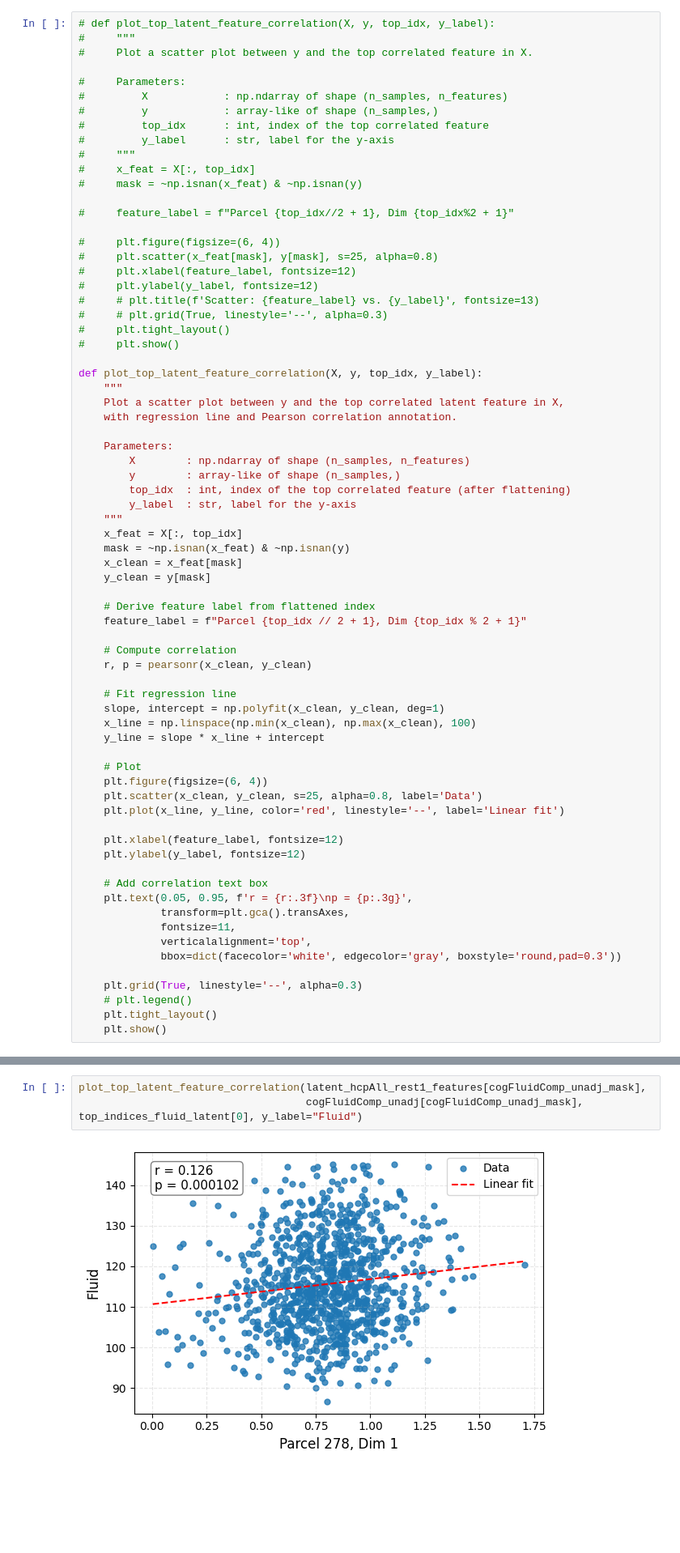
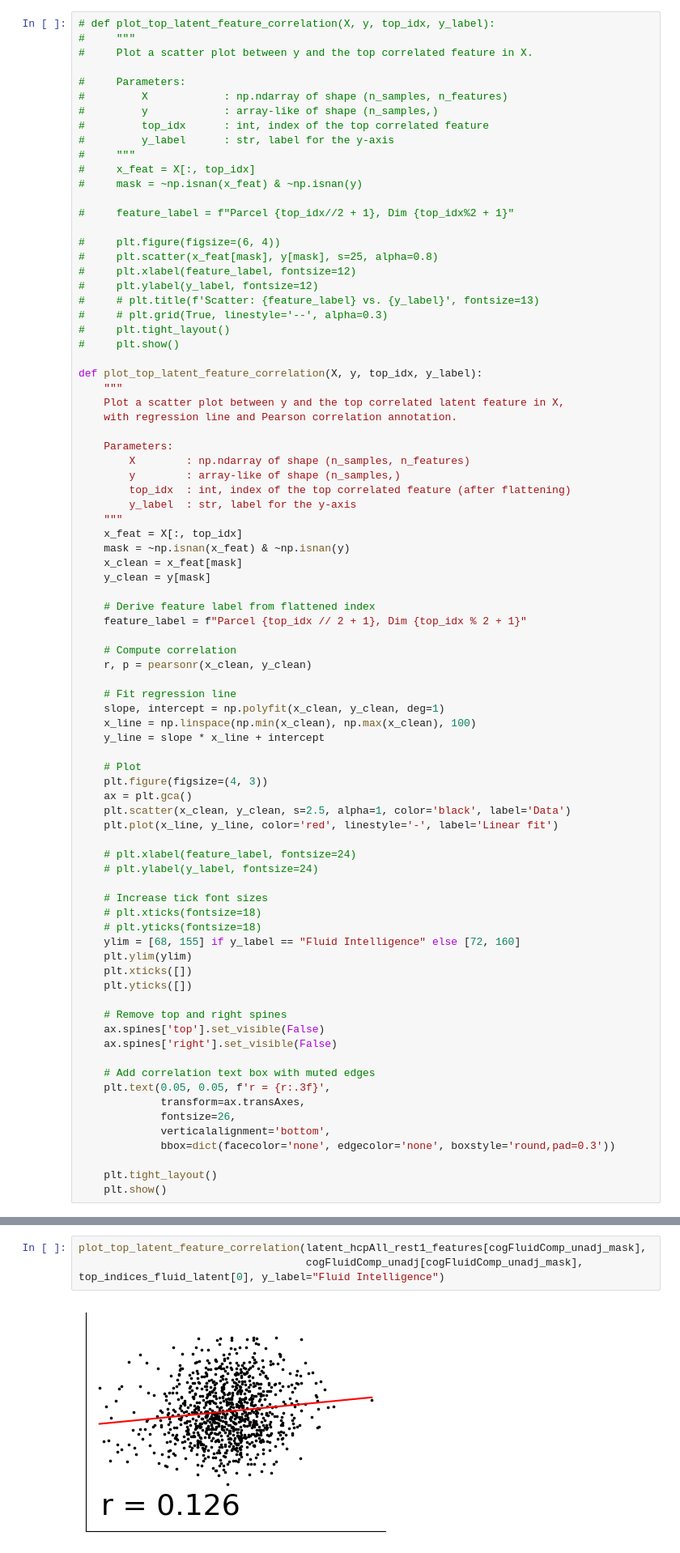
Before and after one commit to Era5eMe/Tu-2025-VAE_FC_embedding, a Jupyter notebook: brain_state_classification.ipynb, the cells around one changed output, grey strips where cells are left out. Shown at 81% size. Saved outputs shown, nothing was run; the diff lists cells and outputs as text; blank space fills up the shorter version.

```diff
--- a/brain_state_classification.ipynb
+++ b/brain_state_classification.ipynb
@@ -1532,22 +1727,33 @@ def plot_top_latent_feature_correlation(X, y, top_idx, y_label):
     y_line = slope * x_line + intercept
 
     # Plot
-    plt.figure(figsize=(6, 4))
-    plt.scatter(x_clean, y_clean, s=25, alpha=0.8, label='Data')
-    plt.plot(x_line, y_line, color='red', linestyle='--', label='Linear fit')
+    plt.figure(figsize=(4, 3))
+    ax = plt.gca()
+    plt.scatter(x_clean, y_clean, s=2.5, alpha=1, color='black', label='Data')
+    plt.plot(x_line, y_line, color='red', linestyle='-', label='Linear fit')
 
-    plt.xlabel(feature_label, fontsize=12)
-    plt.ylabel(y_label, fontsize=12)
+    # plt.xlabel(feature_label, fontsize=24)
+    # plt.ylabel(y_label, fontsize=24)
 
-    # Add correlation text box
-    plt.text(0.05, 0.95, f'r = {r:.3f}\np = {p:.3g}',
-             transform=plt.gca().transAxes,
-             fontsize=11,
-             verticalalignment='top',
-             bbox=dict(facecolor='white', edgecolor='gray', boxstyle='round,pad=0.3'))
+    # Increase tick font sizes
+    # plt.xticks(fontsize=18)
+    # plt.yticks(fontsize=18)
+    ylim = [68, 155] if y_label == "Fluid Intelligence" else [72, 160]
+    plt.ylim(ylim)
+    plt.xticks([])
+    plt.yticks([])
 
-    plt.grid(True, linestyle='--', alpha=0.3)
-    # plt.legend()
+    # Remove top and right spines
+    ax.spines['top'].set_visible(False)
+    ax.spines['right'].set_visible(False)
+
+    # Add correlation text box with muted edges
+    plt.text(0.05, 0.05, f'r = {r:.3f}',
+             transform=ax.transAxes,
+             fontsize=26,
+             verticalalignment='bottom',
+             bbox=dict(facecolor='none', edgecolor='none', boxstyle='round,pad=0.3'))
+
     plt.tight_layout()
     plt.show()
 # %%
@@ -1576,6 +1814,6 @@ def plot_top_parcel_feature_correlation(X, y, top_idx, y_label):
     plt.show()
 # %%
 plot_top_latent_feature_correlation(latent_hcpAll_rest1_features[cogFluidComp_unadj_mask],
-                                    cogFluidComp_unadj[cogFluidComp_unadj_mask], top_indices_fluid_latent[0], y_label="Fluid")
+                                    cogFluidComp_unadj[cogFluidComp_unadj_mask], top_indices_fluid_latent[0], y_label="Fluid Intelligence")
 # %% [output]
-[figure, old version]
+[figure, new version]
```
Also changed, not shown: parts of 19 cells of this notebook, 23 other files.
